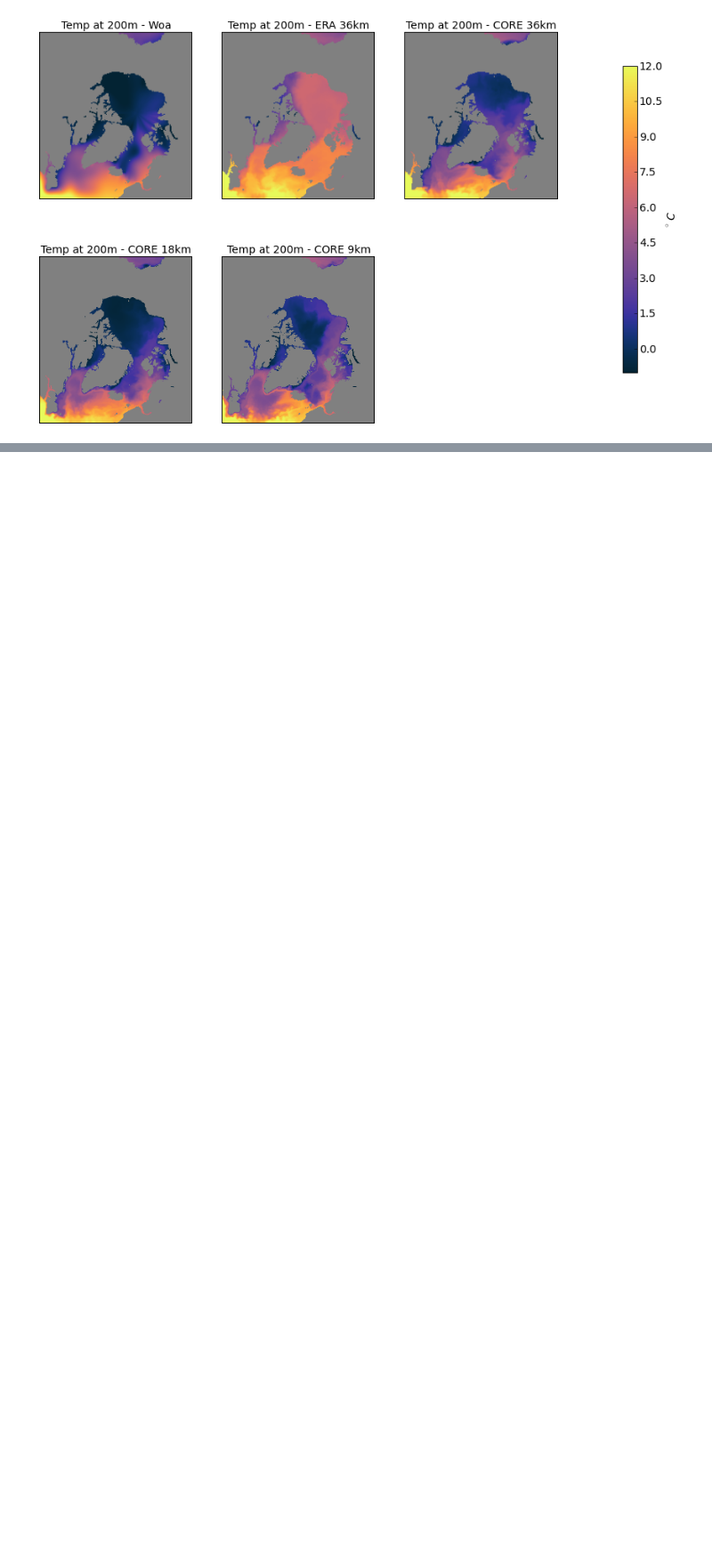
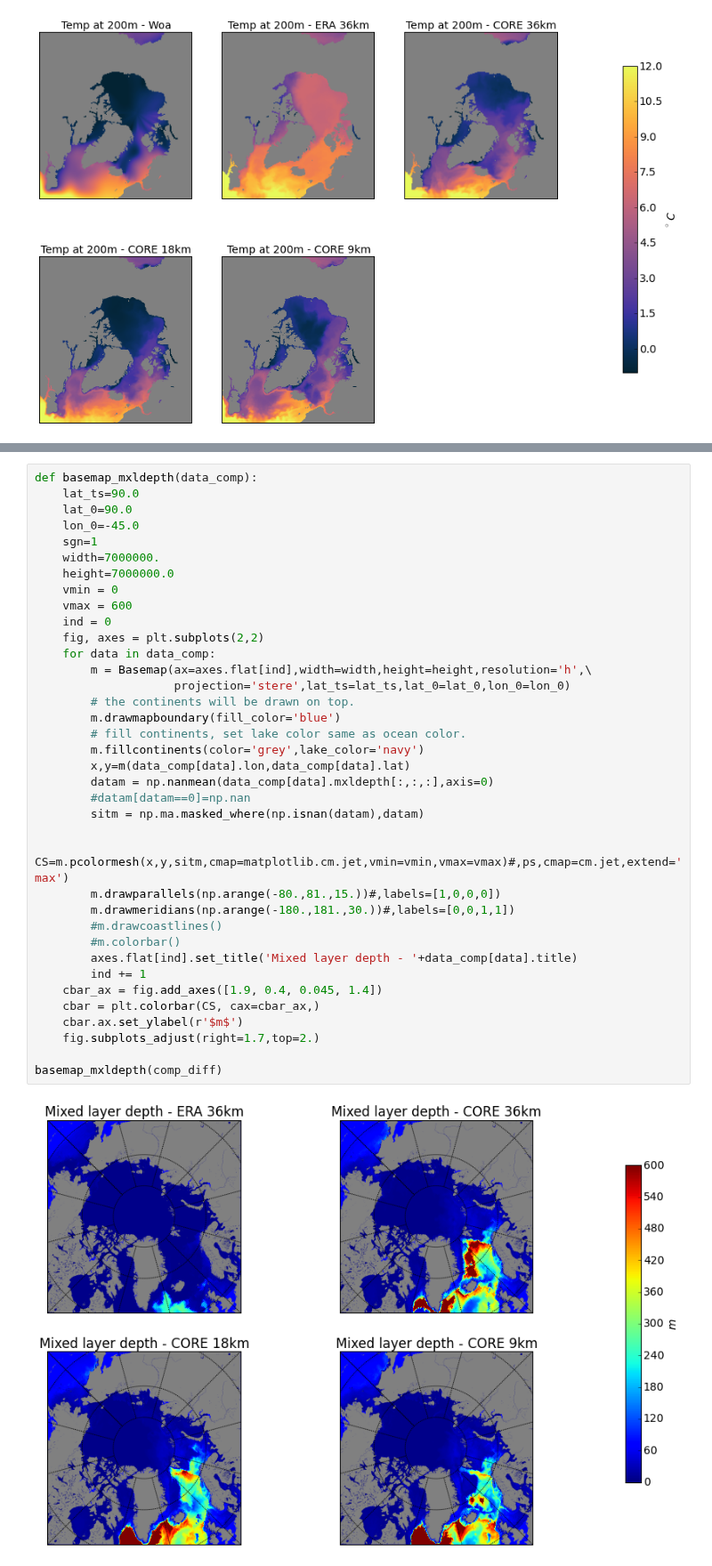
Before and after one commit to AlessandroMozzato/notebooks, a Jupyter notebook: ModelValidation.ipynb, the cells around one changed output, grey strips where cells are left out. Shown at 89% size. Drawn from its saved outputs; the diff is of its cells as text; blank space fills up the shorter version.

```diff
--- a/ModelValidation.ipynb
+++ b/ModelValidation.ipynb
@@ -644,0 +719,39 @@ plot_temperature(comp_all,200)
+# %%
+def basemap_mxldepth(data_comp):
+    lat_ts=90.0
+    lat_0=90.0
+    lon_0=-45.0
+    sgn=1
+    width=7000000.
+    height=7000000.0
+    vmin = 0
+    vmax = 600
+    ind = 0
+    fig, axes = plt.subplots(2,2)
+    for data in data_comp:
+        m = Basemap(ax=axes.flat[ind],width=width,height=height,resolution='h',\
+                    projection='stere',lat_ts=lat_ts,lat_0=lat_0,lon_0=lon_0)
+        # the continents will be drawn on top.
+        m.drawmapboundary(fill_color='blue')
+        # fill continents, set lake color same as ocean color.
+        m.fillcontinents(color='grey',lake_color='navy')
+        x,y=m(data_comp[data].lon,data_comp[data].lat)
+        datam = np.nanmean(data_comp[data].mxldepth[:,:,:],axis=0)
+        #datam[datam==0]=np.nan
+        sitm = np.ma.masked_where(np.isnan(datam),datam)
+
+        CS=m.pcolormesh(x,y,sitm,cmap=matplotlib.cm.jet,vmin=vmin,vmax=vmax)#,ps,cmap=cm.jet,extend='max')
+        m.drawparallels(np.arange(-80.,81.,15.))#,labels=[1,0,0,0])
+        m.drawmeridians(np.arange(-180.,181.,30.))#,labels=[0,0,1,1])
+        #m.drawcoastlines()
+        #m.colorbar()
+        axes.flat[ind].set_title('Mixed layer depth - '+data_comp[data].title)
+        ind += 1
+    cbar_ax = fig.add_axes([1.9, 0.4, 0.045, 1.4])
+    cbar = plt.colorbar(CS, cax=cbar_ax,)
+    cbar.ax.set_ylabel(r'$m$')
+    fig.subplots_adjust(right=1.7,top=2.)
+
+basemap_mxldepth(comp_diff)
+# %% [output]
+[figure, added]
```
Also changed, not shown: parts of 7 cells of this notebook, 1 other file.
